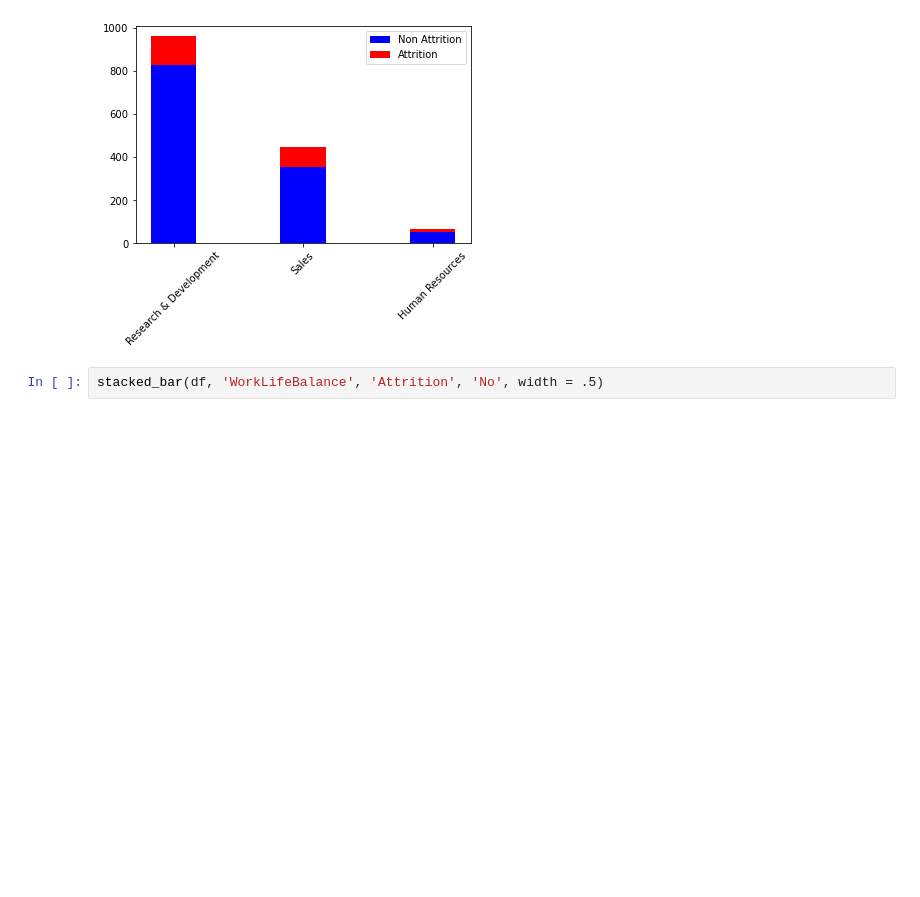
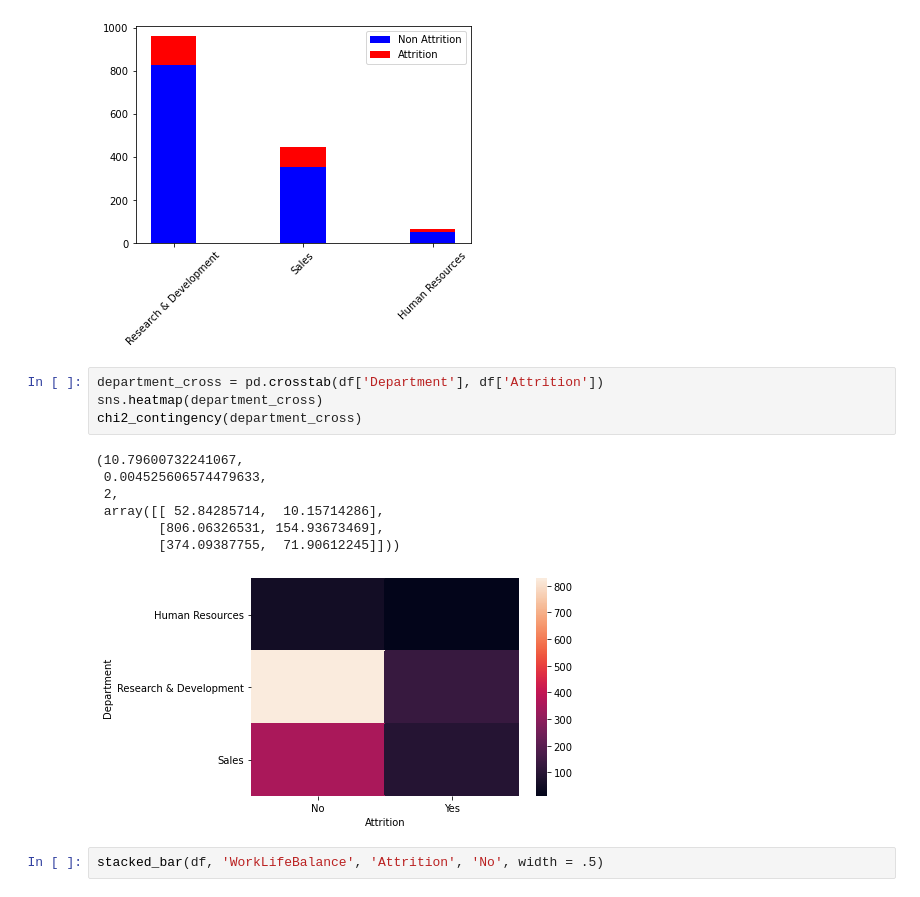
Before and after one commit to Nella796/Springboard, a Jupyter notebook: Capstone 2/Capstone 2 EDA-Copy1.ipynb, the cells around one changed output. Cells and saved outputs as stored; diff of their text form; blank space fills up the shorter version.

```diff
--- a/Capstone 2/Capstone 2 EDA-Copy1.ipynb
+++ b/Capstone 2/Capstone 2 EDA-Copy1.ipynb
@@ -69,6 +96,18 @@ def stacked_bar_modified(df, cat1, cat2, condition, width = .35, rotation = 45,
 stacked_bar(df, 'Department', 'Attrition', 'No')
 # %% [output]
 [figure]
+# %%
+department_cross = pd.crosstab(df['Department'], df['Attrition'])
+sns.heatmap(department_cross)
+chi2_contingency(department_cross)
+# %% [output]
+(10.79600732241067,
+ 0.004525606574479633,
+ 2,
+ array([[ 52.84285714,  10.15714286],
+        [806.06326531, 154.93673469],
+        [374.09387755,  71.90612245]]))
+[figure, added]
 # %%
 stacked_bar(df, 'WorkLifeBalance', 'Attrition', 'No', width = .5)
 # %% [output]
```
Also changed, not shown: parts of 31 cells of this notebook.
